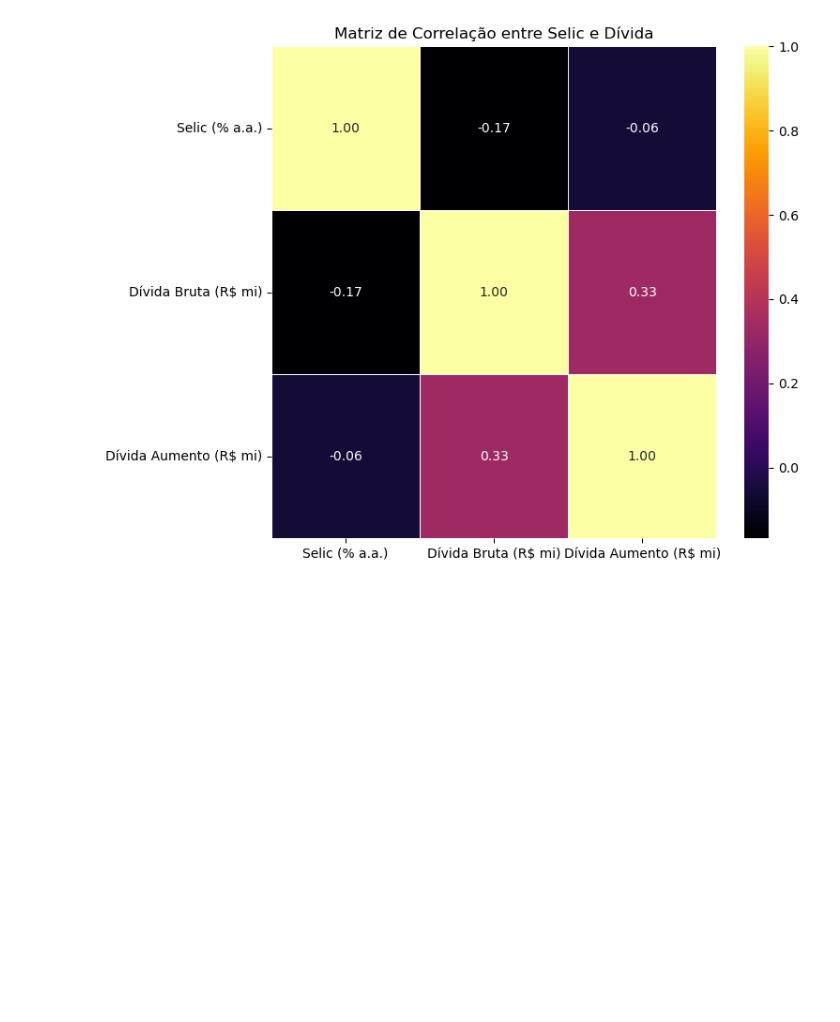
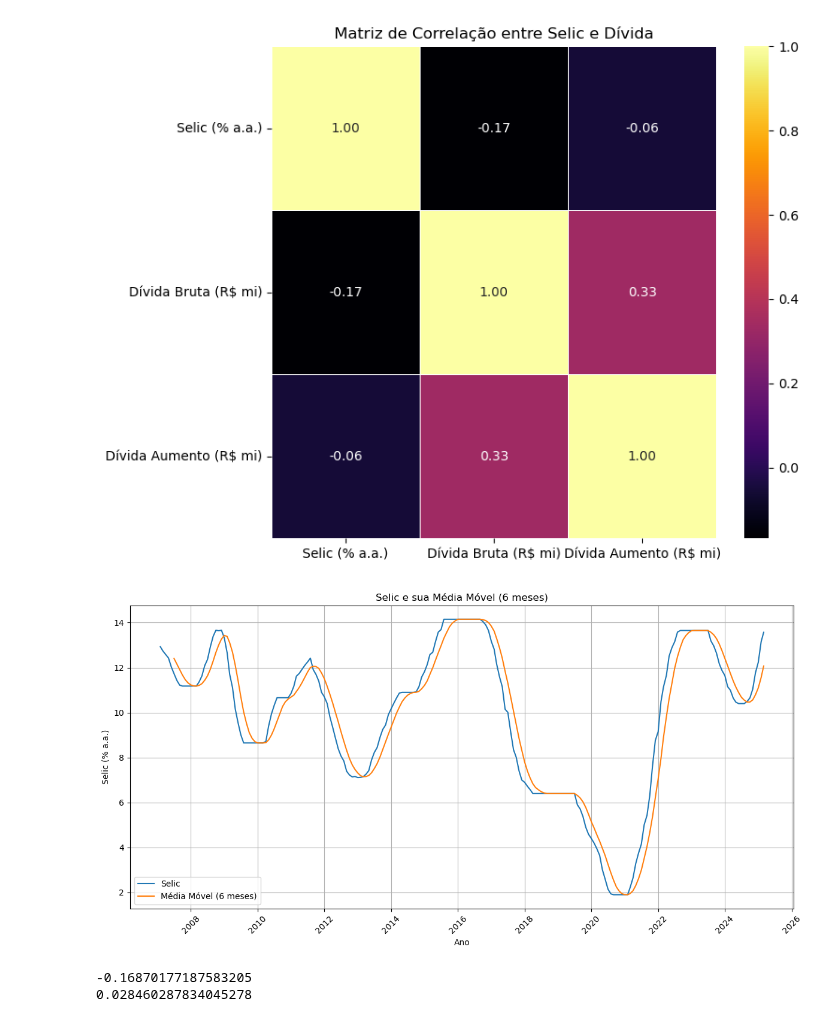
Before and after one commit to rodrigogrinfeld1/Projeto-DEV---Grupo-1, a Jupyter notebook: Código.ipynb, the cells around one changed output. Saved outputs shown, nothing was run; the diff lists cells and outputs as text; code cells hidden in the pictures; blank space fills up the shorter version.

```diff
--- a/Código.ipynb
+++ b/Código.ipynb
@@ -110,3 +133,27 @@ plt.tight_layout()
 plt.show()
 # %% [output]
 [figure]
+# %%
+dados["Selic_Média_Móvel"] = dados["Selic (% a.a.)"].rolling(window=6).mean()
+
+plt.figure(figsize=(12, 6))
+sns.lineplot(data=dados, x="Data", y="Selic (% a.a.)", label="Selic")
+sns.lineplot(data=dados, x="Data", y="Selic_Média_Móvel", label="Média Móvel (6 meses)")
+plt.title("Selic e sua Média Móvel (6 meses)")
+plt.xlabel("Ano")
+plt.ylabel("Selic (% a.a.)")
+plt.legend()
+plt.grid(True)
+plt.tight_layout()
+plt.xticks(rotation=45)
+plt.show()
+# %% [output]
+[figure, added]
+# %%
+correlacao = dados["Selic (% a.a.)"].corr(dados["Dívida Bruta (R$ mi)"])
+print(correlacao)
+rquadrado = correlacao ** 2
+print(rquadrado)
+# %% [output]
+-0.16870177187583205
+0.028460287834045278
```
Also changed, not shown: parts of 5 cells of this notebook.
